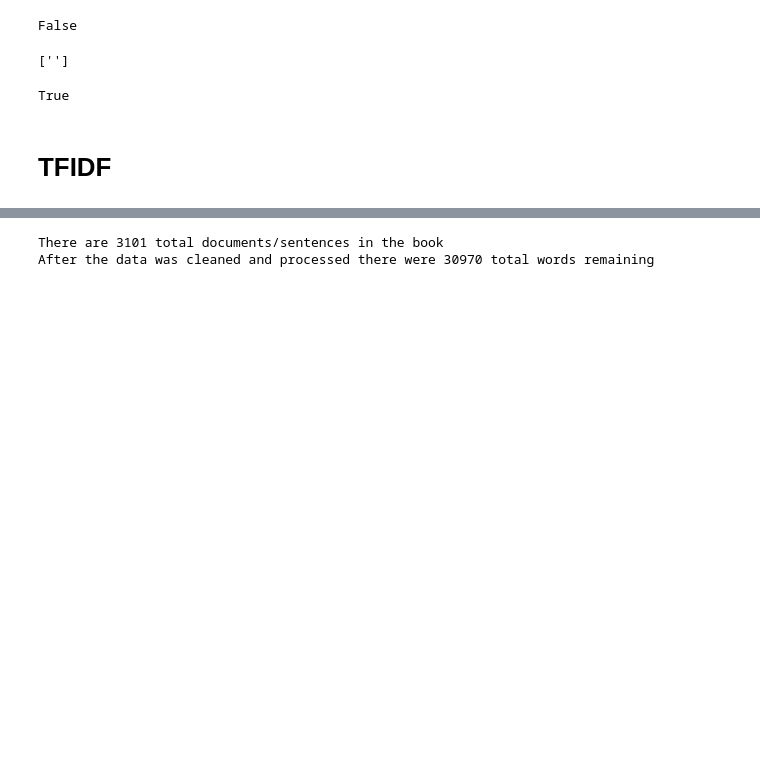
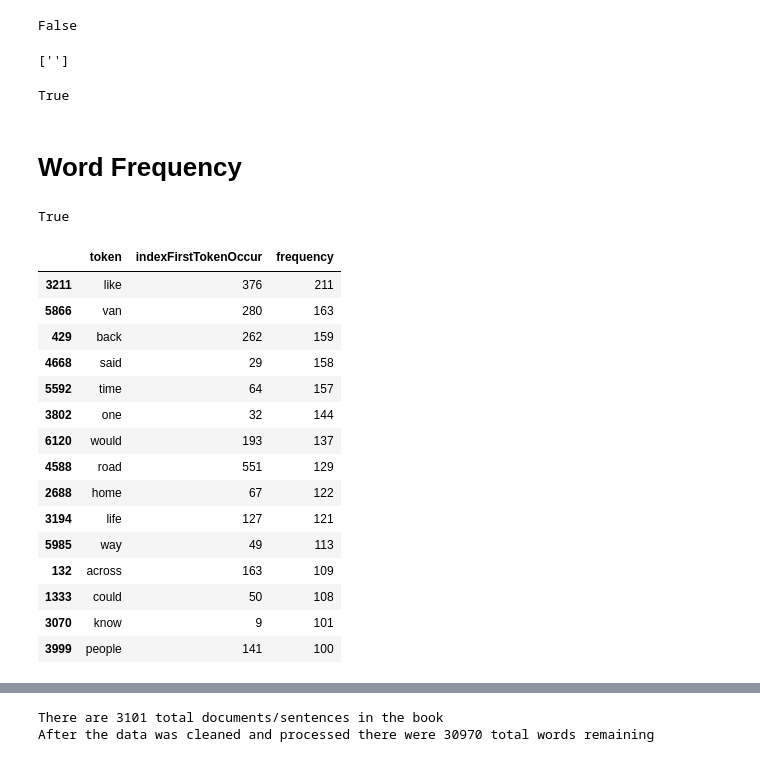
Before and after one commit to djdebonis/downByTheRiver, a Jupyter notebook: livingInAVan.ipynb, the cells around one changed output, grey strips where cells are left out. Drawn from its saved outputs; the diff is of its cells as text; code cells hidden in the pictures; blank space fills up the shorter version.

```diff
--- a/livingInAVan.ipynb
+++ b/livingInAVan.ipynb
@@ -34,5 +35,38 @@ salientWords.pop(3101)
 len(salientWords) == 3101
 # %% [output]
 True
-# %% [markdown]
-# TFIDF
+# %% [markdown]
+# Word Frequency
+# %%
+# although we already put this through a dict above, I would rather use lists
+allSalientWords = []
+
+for sentIndex, sent in enumerate(salientWords):
+    for wordIndex, word in enumerate(sent):
+        allSalientWords.append(word)
+
+len(allSalientWords)
+("van" in allSalientWords) # so the word van is in salient words, so it got lost somewhere in the next two cells
+# %% [output]
+True
+# %%
+allSalientWordsArr = uniqueArr(allSalientWords)
+allSalientWordsDf = uniqueDf(allSalientWordsArr)
+allSalientWordsDf.head(15) # so if i just let it chill like this it's all good
+# %% [output]
+|  | token | indexFirstTokenOccur | frequency |
+| 3211 | like | 376 | 211 |
+| 5866 | van | 280 | 163 |
+| 429 | back | 262 | 159 |
+| 4668 | said | 29 | 158 |
+| 5592 | time | 64 | 157 |
+| 3802 | one | 32 | 144 |
+| 6120 | would | 193 | 137 |
+| 4588 | road | 551 | 129 |
+| 2688 | home | 67 | 122 |
+| 3194 | life | 127 | 121 |
+| 5985 | way | 49 | 113 |
+| 132 | across | 163 | 109 |
+| 1333 | could | 50 | 108 |
+| 3070 | know | 9 | 101 |
+| 3999 | people | 141 | 100 |
```
Also changed, not shown: parts of 29 cells of this notebook, 1 other file.
